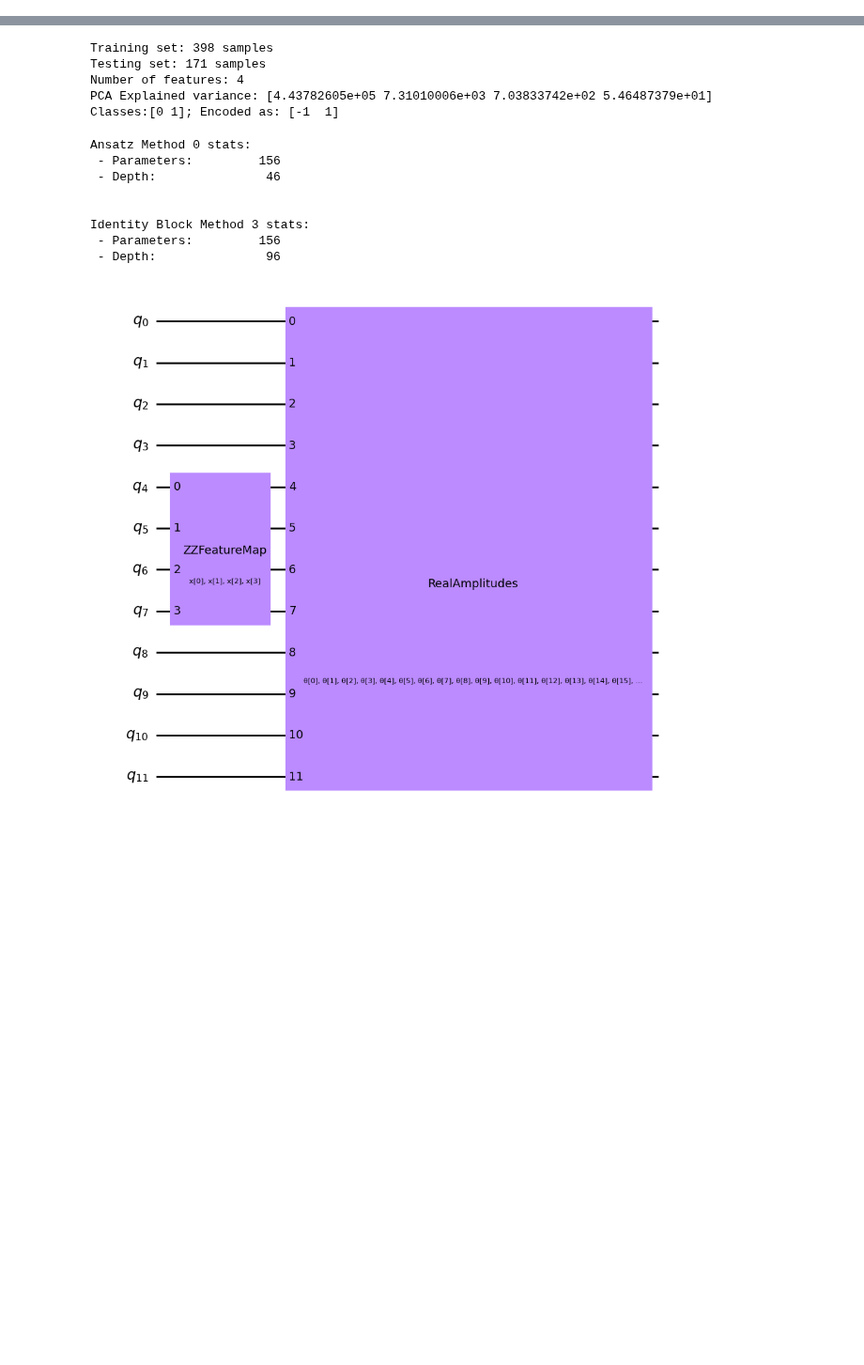
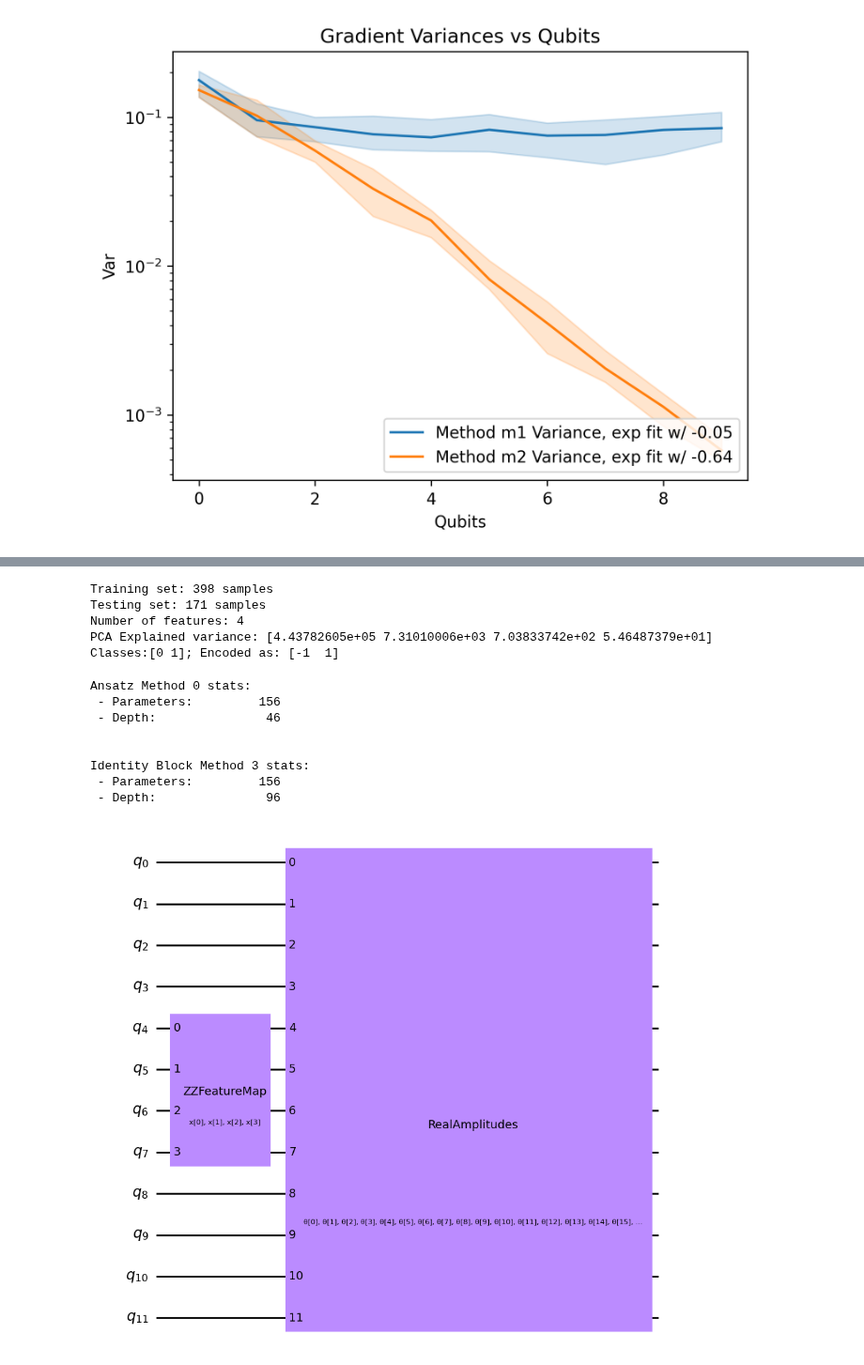
Before and after one commit to NNCT2904/VQA-Notes-v2, a Jupyter notebook: playground.ipynb, the cells around one changed output, grey strips where cells are left out. Shown at 94% size. Cells and saved outputs as stored; diff of their text form; code cells hidden in the pictures; blank space fills up the shorter version.

```diff
--- a/playground.ipynb
+++ b/playground.ipynb
@@ -48,3 +77,47 @@ List of a valid archive: ./Logs-Cancer-v4
+# %%
+def plotMeanVariance(data:list[float|np.float64], num_qubits:list[int], smooth_weight=0):
+    '''
+    Plot the variance of the gradient obtained in batch data.
+
+    Args:
+        data - the given data, can be obtained from function getVariance()
+
+        num_qubits - range of number of qubits, eg. range(2, MAX_QUBITS)
+
+        smooth_weight - within range [0, 1], apply smooth to graph, can cause information loss
+
+    '''
+
+    color = {
+        'm1': 'tab:blue',
+        'm2': 'tab:orange' ,
+        'm3': 'tab:green',
+        'm4':'tab:red'
+        }
+    for c in data:
+        select = pd.DataFrame(np.reshape(data[c], (len(data[c]), data[c][0].shape[1])))
+
+        max = smooth(select.max(), smooth_weight)
+        min = smooth(select.min(), smooth_weight)
+        mean = smooth(select.mean(), smooth_weight)
+
+        fit = np.polyfit(num_qubits, np.log(mean), deg=1)
+
+        plt.semilogy(range(0, select.shape[1]), mean, color = color[c], label=f'Method {c} Variance, exp fit w/ {fit[0]:.2f}')
+
+        plt.fill_between(range(0, select.shape[1]), max, min, color = color[c], alpha = 0.2)
+
+    # plt.ylim(0.2, 1.1)
+    plt.title('Gradient Variances vs Qubits')
+    plt.xlabel('Qubits')
+    plt.ylabel('Var')
+    plt.legend(loc='lower right')
+
+
+num_qubits = list(range(2, MAX_QUBITS))
+plotMeanVariance(variances, num_qubits)
+# %% [output]
+[figure, added]
 # %%
 def plot_method_data(losses, title='Instance Losses', dlabel='inst#', xlabel='Loss', ylabel='Iteration'):
     # create figure and axis
```
Also changed, not shown: parts of 3 cells of this notebook, 2 other files.
